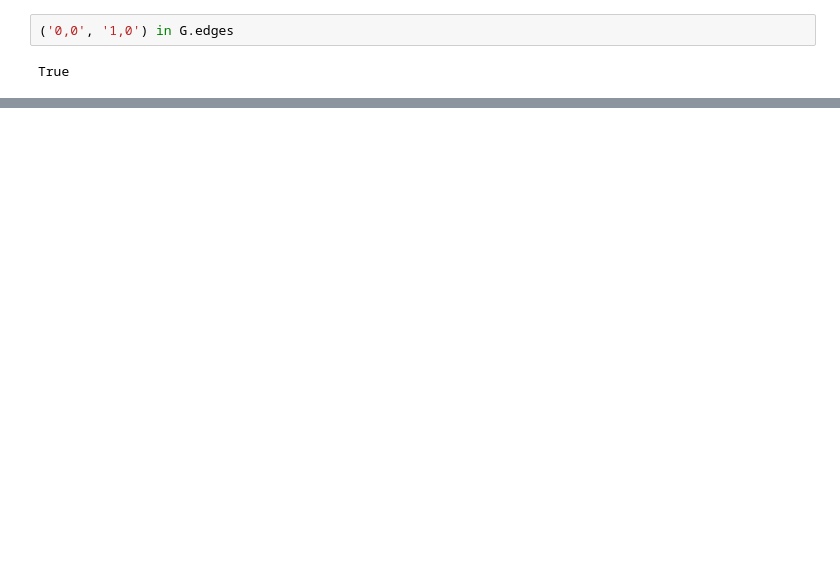
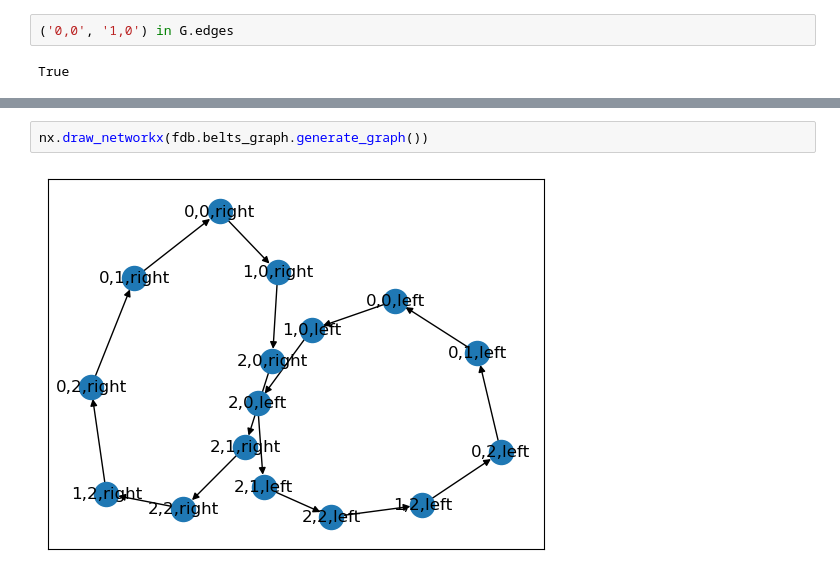
Before and after one commit to kss39/factorio_design_compiler, a Jupyter notebook: factorio_design_compiler/playground/factorio_design_exp.ipynb, the cells around one changed output, grey strips where cells are left out. Cells and saved outputs as stored; diff of their text form; blank space fills up the shorter version.

```diff
--- a/factorio_design_compiler/playground/factorio_design_exp.ipynb
+++ b/factorio_design_compiler/playground/factorio_design_exp.ipynb
@@ -189,0 +198,4 @@ True
+# %%
+nx.draw_networkx(fdb.belts_graph.generate_graph())
+# %% [output]
+[figure, added]
```
Also changed, not shown: parts of 6 cells of this notebook, 1 other file.
